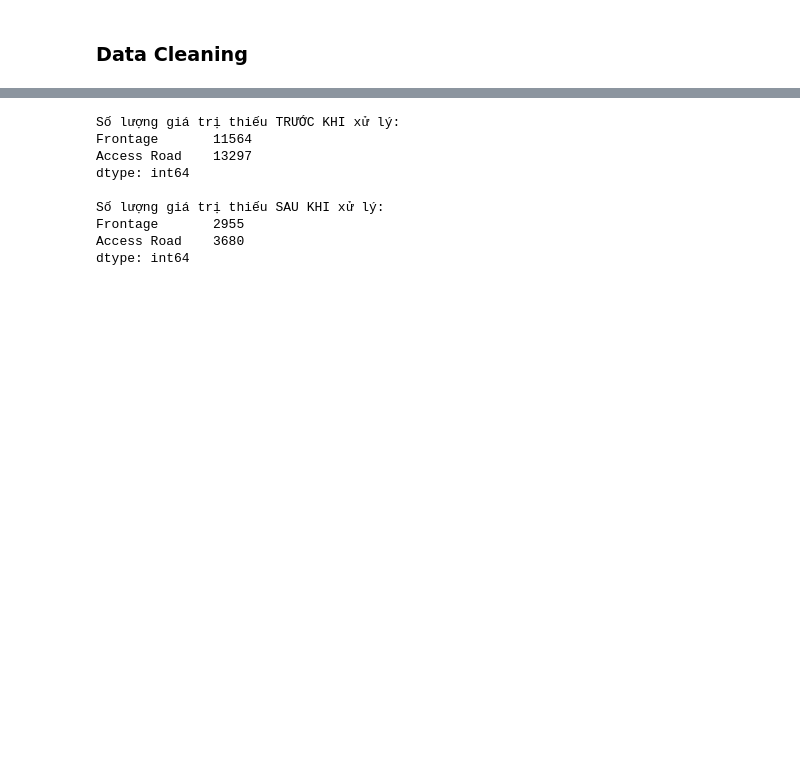
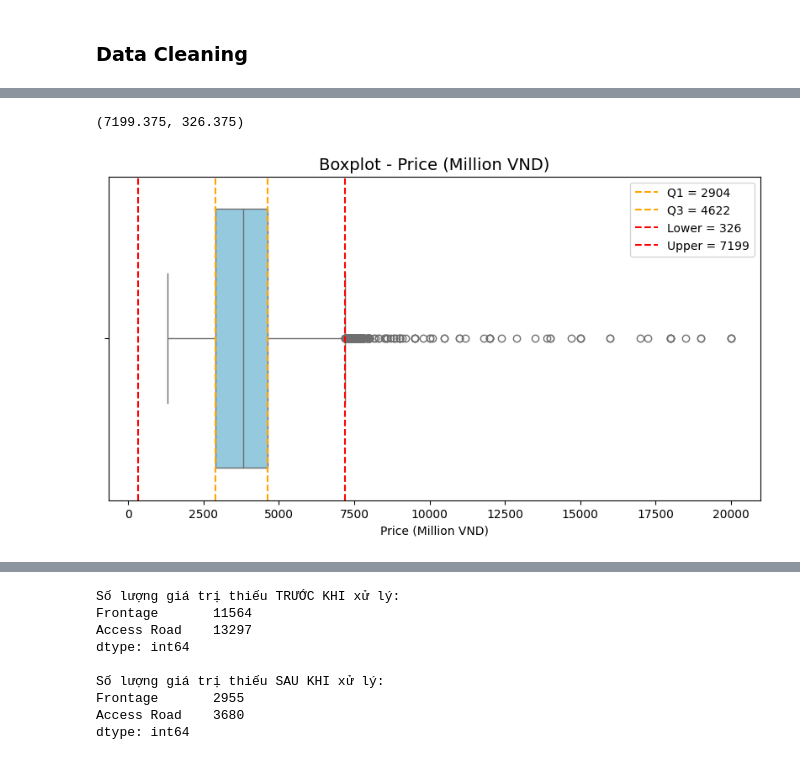
Before and after one commit to MonkeyNerdCoding/Vietnam-House-Price-Prediction, a Jupyter notebook: House_pricing_HCM.ipynb, the cells around one changed output, grey strips where cells are left out. Drawn from its saved outputs; the diff is of its cells as text; code cells hidden in the pictures; blank space fills up the shorter version.

```diff
--- a/House_pricing_HCM.ipynb
+++ b/House_pricing_HCM.ipynb
@@ -80,2 +68,16 @@ Name: count, dtype: int64
 # %% [markdown]
 ### Data Cleaning
+# %%
+df.rename(columns={
+    'GIỐNG - LOẠI': 'Property Type',
+    'GIỐNG - NHU CẦU': 'Transaction Type',
+    'GIỐNG - TỈNH THÀNH': 'City',
+    'QUẬN HUYỆN': 'District',
+    'GIÁ - TRIỆU ĐỒNG': 'Price (Million VND)',
+    'DIỆN TÍCH - M2': 'Area (m2)',
+    'HƯỚNG': 'Direction',
+    'SỐ TẦNG': 'Floors',
+    'SỐ PHÒNG': 'Rooms',
+    'SỐ TOILETS': 'Toilets',
+    'GIẤY TỜ PHÁP LÝ': 'Legal Papers'
+}, inplace=True)
@@ -81,0 +121,2 @@ Name: count, dtype: int64
+# %%
+df = df[(df['Price (Million VND)'] >= 1300.0) & (df['Price (Million VND)'] < 21000.0)]
@@ -81,0 +139,35 @@ Name: count, dtype: int64
+# %%
+# Calculate the quantiles -- Tính Q1 và Q3
+q1 = df['Price (Million VND)'].quantile(0.25) # Tính Q1
+q3 = df['Price (Million VND)'].quantile(0.75) # Tính Q3
+
+# Calculate the interquantile range
+iqr = q3 - q1
+
+# Calculate the whisker
+upper = q3 + 1.5*iqr
+lower = q1 - 1.5*iqr
+# %%
+upper, lower
+# %% [output]
+(7199.375, 326.375)
+# %%
+import matplotlib.pyplot as plt
+import seaborn as sns
+
+# Vẽ boxplot
+plt.figure(figsize=(10, 5))
+sns.boxplot(x=df['Price (Million VND)'], color='skyblue')
+
+# Vẽ các đường tham chiếu Q1, Q3, upper, lower
+plt.axvline(q1, color='orange', linestyle='--', label=f'Q1 = {q1:.0f}')
+plt.axvline(q3, color='orange', linestyle='--', label=f'Q3 = {q3:.0f}')
+plt.axvline(lower, color='red', linestyle='--', label=f'Lower = {lower:.0f}')
+plt.axvline(upper, color='red', linestyle='--', label=f'Upper = {upper:.0f}')
+
+plt.title('Boxplot - Price (Million VND)', fontsize=14)
+plt.xlabel('Price (Million VND)')
+plt.legend()
+plt.show()
+# %% [output]
+[figure, added]
```
Also changed, not shown: parts of 13 cells of this notebook, 3 other files.
